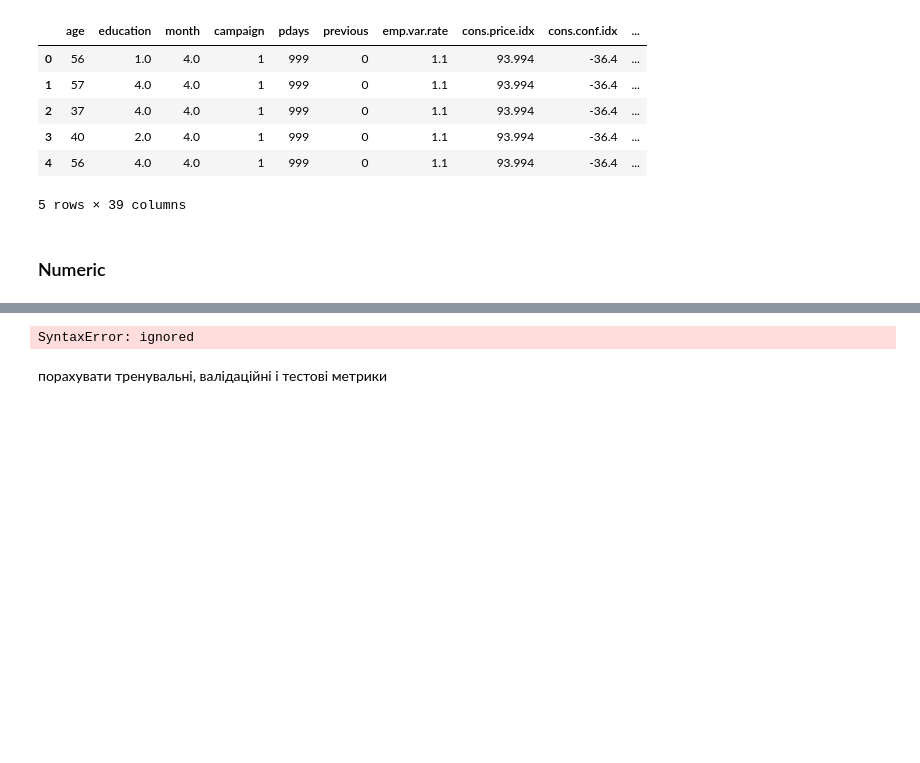
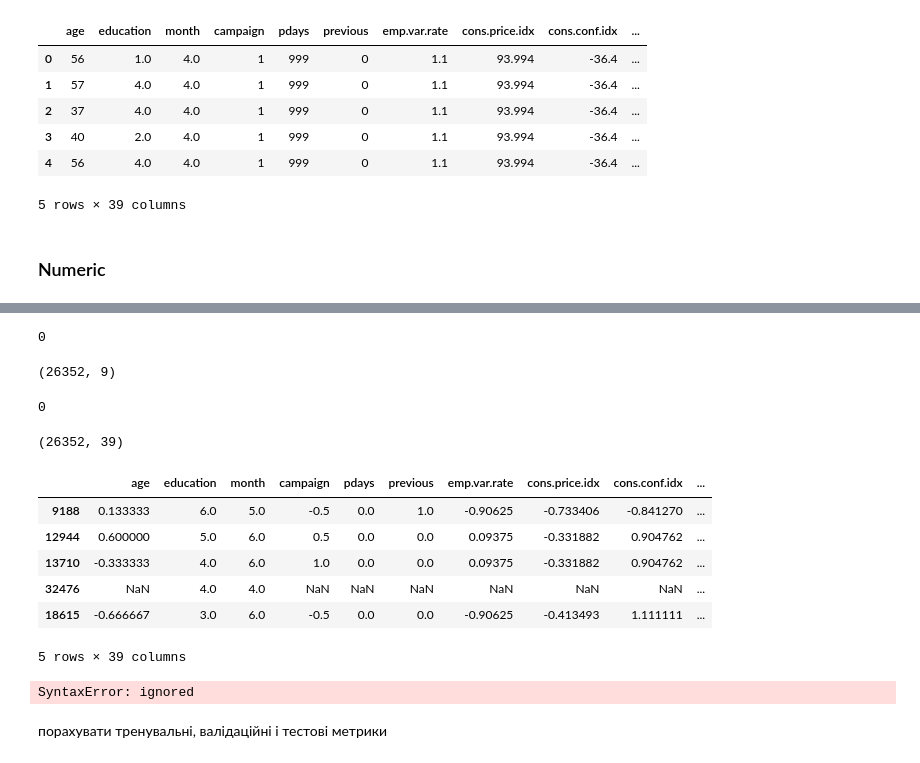
Before and after one commit to dmytrovelychko/rd_ds_python, a Jupyter notebook: cw.ipynb, the cells around one changed output, grey strips where cells are left out. Drawn from its saved outputs; the diff is of its cells as text; code cells hidden in the pictures; blank space fills up the shorter version.

Commit message:
inter robust problem

```diff
--- a/cw.ipynb
+++ b/cw.ipynb
@@ -781,6 +782,6 @@ x_encoded.head()
 # %% [markdown]
 ### Numeric
 # %%
-x_train_full, x_test, y_train_full, y_test = train_test_split(x, y, stratify=y, test_size=0.2)
+x_train_full, x_test, y_train_full, y_test = train_test_split(x_encoded, y, stratify=y, test_size=0.2)
 print('Test shape {} {}'.format(x_test.shape, y_test.shape))
 # %% [output]
@@ -795,0 +797,6 @@ Train shape (26352, 17) (26352,)
+# %%
+robustScaler = RobustScaler()
+robustScaler.fit(x_train[numerical_cols])
+x_num_scaled = robustScaler.transform(x_train[numerical_cols])
+x_num_scaled_df = pd.DataFrame(x_num_scaled, columns=numerical_cols)
+x_num_scaled_df[:5]
@@ -796,3 +829,33 @@ Train shape (26352, 17) (26352,)
+# %%
+x_num_scaled_df.isna().sum().sum()
+# %% [output]
+0
+# %%
+x_num_scaled_df.shape
+# %% [output]
+(26352, 9)
+# %%
+x_train.isna().sum().sum()
+# %% [output]
+0
+# %%
+x_train.shape
+# %% [output]
+(26352, 39)
+# %%
+x_train_scaled = x_train.copy()
+for col in numerical_cols:
+  x_train_scaled[col] = x_num_scaled_df[col]
+# %%
+x_train_scaled.head()
+# %% [output]
+|  | age | education | month | campaign | pdays | previous | emp.var.rate | cons.price.idx | cons.conf.idx | ... |
+| 9188 | 0.133333 | 6.0 | 5.0 | -0.5 | 0.0 | 1.0 | -0.90625 | -0.733406 | -0.841270 | ... |
+| 12944 | 0.600000 | 5.0 | 6.0 | 0.5 | 0.0 | 0.0 | 0.09375 | -0.331882 | 0.904762 | ... |
+| 13710 | -0.333333 | 4.0 | 6.0 | 1.0 | 0.0 | 0.0 | 0.09375 | -0.331882 | 0.904762 | ... |
+| 32476 | NaN | 4.0 | 4.0 | NaN | NaN | NaN | NaN | NaN | NaN | ... |
+| 18615 | -0.666667 | 3.0 | 6.0 | -0.5 | 0.0 | 0.0 | -0.90625 | -0.413493 | 1.111111 | ... |
+5 rows × 39 columns
 # %%
 from sklearn.linear_model import Lasso, ElasticNet
 from sklearn.model_selection import GridSearchCV
```
Also changed, not shown: parts of 5 cells of this notebook.
